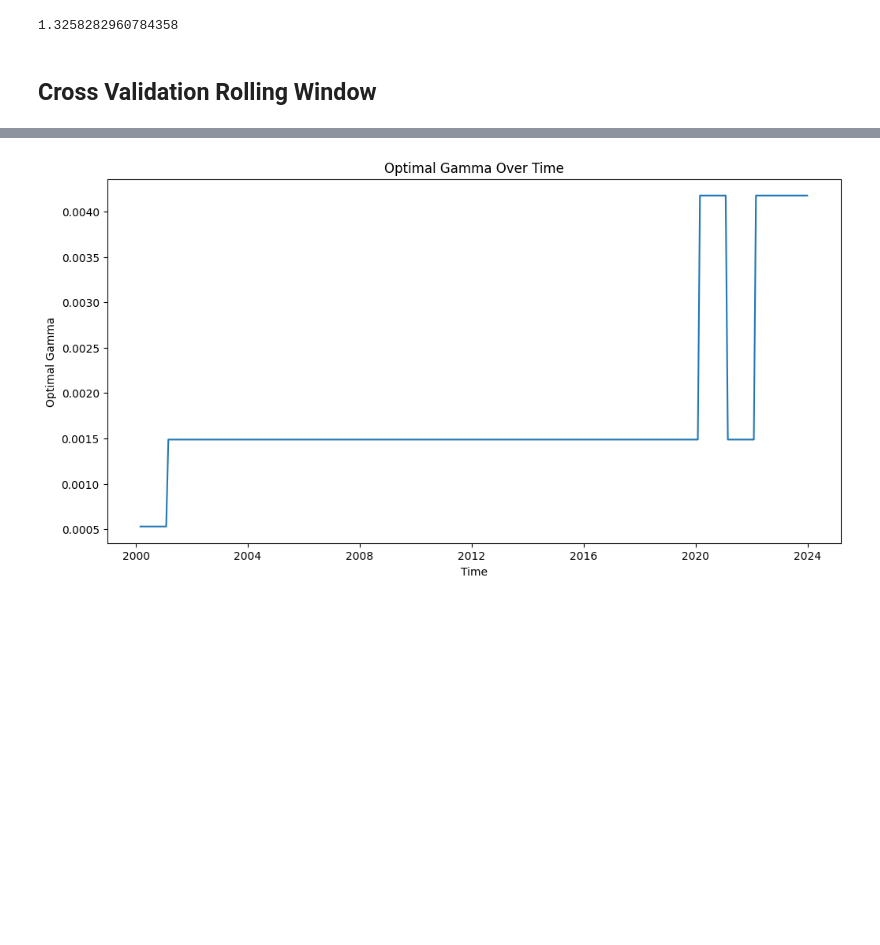
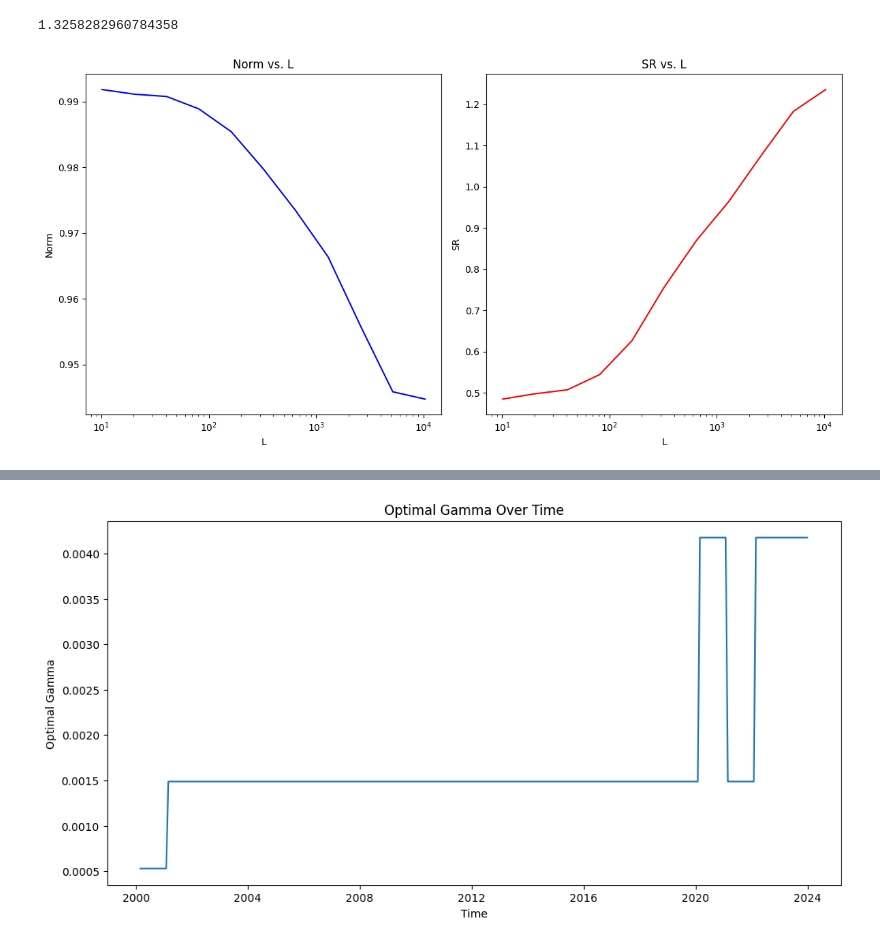
Before and after one commit to matiasdata/RandomFeatures, a Jupyter notebook: random_features.ipynb, the cells around one changed output, grey strips where cells are left out. Cells and saved outputs as stored; diff of their text form; code cells hidden in the pictures; blank space fills up the shorter version.

```diff
--- a/random_features.ipynb
+++ b/random_features.ipynb
@@ -1047,7 +1117,7 @@ Standard Deviation of Residuals: 4.25%
 # %% [markdown]
 ## Different number of factors
 # %%
-SR_OOS_all = different_number_factors_SDF(F, W, dates_list, rolling_window_size, d, multipliers, activation, normalize, gammas, xi)
+SR_OOS_all, Norm_all = different_number_factors_SDF(F, W, dates_list, rolling_window_size, d, multipliers, activation, normalize, gammas, xi)
 # %% [output]
 Finished processing multiplier: 0.125
 Finished processing multiplier: 0.25
@@ -1068,5 +1138,30 @@ plot_different_number_factors(SR_OOS_all, gammas, multipliers,path_figures + "oo
 np.max(SR_OOS_all)
 # %% [output]
 1.3258282960784358
-# %% [markdown]
-## Cross Validation Rolling Window
+# %%
+# Create subplots with 1 row and 2 columns
+fig, (ax1, ax2) = plt.subplots(1, 2, figsize=(12, 6))
+gamma_id = 17
+
+Norms = np.sqrt(Norm_all[:, gamma_id])
+# First subplot for Norm_all[:, 16]
+Ls = np.array(multipliers)*d
+ax1.plot(Ls, Norms, color='blue')
+ax1.set_xscale("log")
+ax1.set_title("Norm vs. L")
+ax1.set_xlabel("L")
+ax1.set_ylabel("Norm")
+
+# Second subplot for SR_OOS_all[:, 16]
+ax2.plot(Ls, SR_OOS_all[:,gamma_id], color='red')
+ax2.set_xscale("log")
+ax2.set_title("SR vs. L")
+ax2.set_xlabel("L")
+ax2.set_ylabel("SR")
+
+# Adjust layout for better spacing
+plt.tight_layout()
+
+# Show the figure
+# %% [output]
+[figure, added]
```
Also changed, not shown: parts of 8 cells of this notebook.
